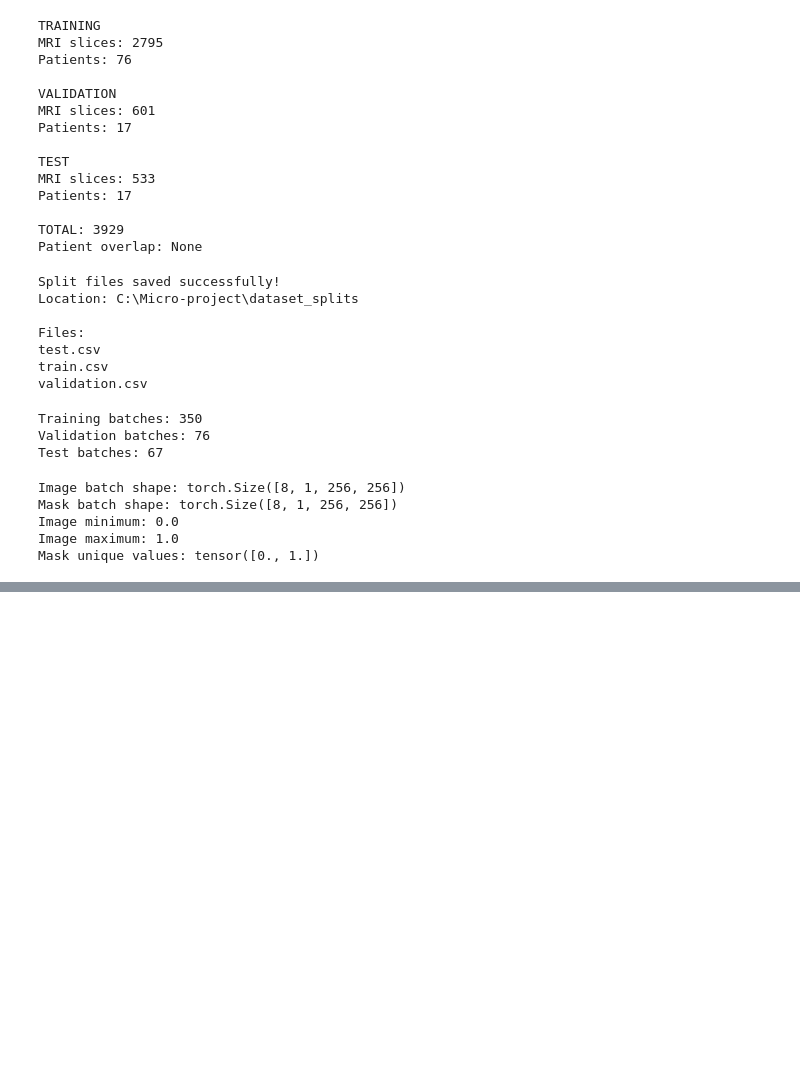
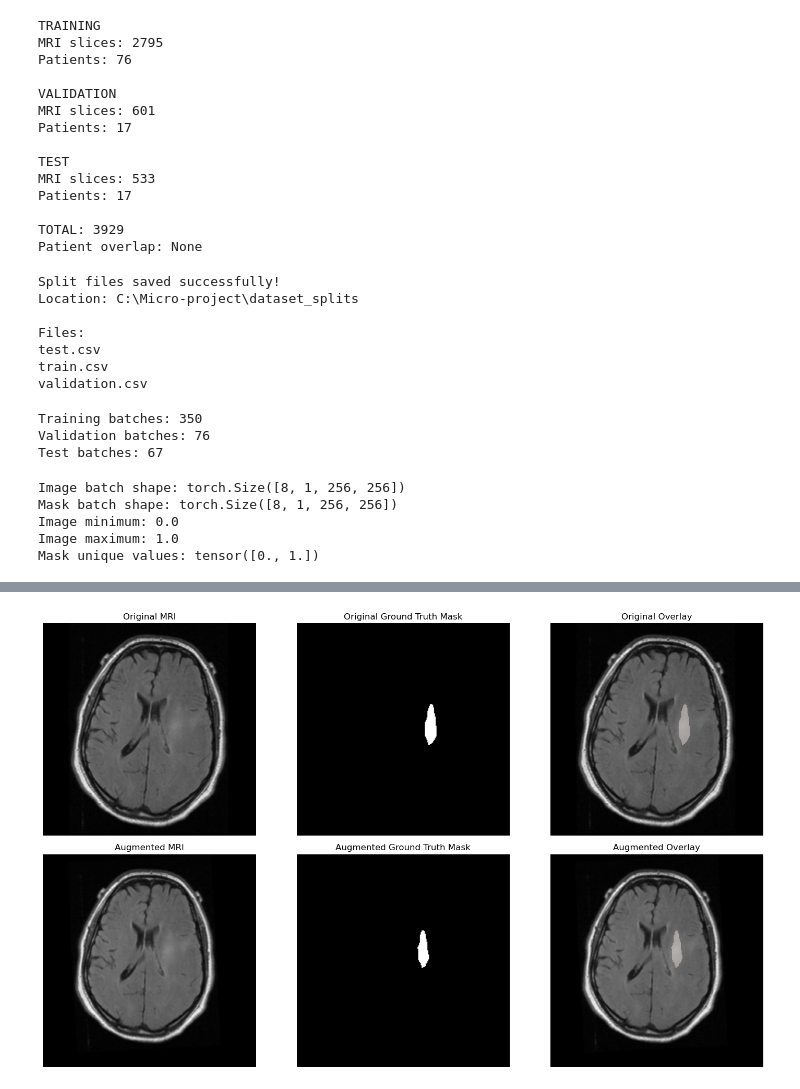
Before and after one commit to Ayush042004/Micro, a Jupyter notebook: project.ipynb, the cells around one changed output, grey strips where cells are left out. Saved outputs shown, nothing was run; the diff lists cells and outputs as text; code cells hidden in the pictures; blank space fills up the shorter version.

```diff
--- a/project.ipynb
+++ b/project.ipynb
@@ -631,0 +784,77 @@ plt.show()
+# %%
+# Find a tumor-positive training sample
+sample_idx = None
+
+for idx in range(len(train_df)):
+    sample_mask = preprocess_mask(
+        train_df.iloc[idx]["mask_path"]
+    )
+
+    if np.any(sample_mask > 0):
+        sample_idx = idx
+        break
+
+if sample_idx is None:
+    raise ValueError("No tumor-positive training sample found.")
+
+# Load original image and mask
+row = train_df.iloc[sample_idx]
+
+original_image = preprocess_image(row["image_path"])
+original_mask = preprocess_mask(row["mask_path"])
+
+# Generate augmented sample
+aug_image, aug_mask = augment_pair(
+    original_image.copy(),
+    original_mask.copy()
+)
+
+# Visual comparison
+fig, axes = plt.subplots(2, 3, figsize=(15, 9))
+
+# Original MRI
+axes[0, 0].imshow(original_image, cmap="gray")
+axes[0, 0].set_title("Original MRI")
+
+# Original mask
+axes[0, 1].imshow(original_mask, cmap="gray")
+axes[0, 1].set_title("Original Ground Truth Mask")
+
+# Original overlay
+axes[0, 2].imshow(original_image, cmap="gray")
+axes[0, 2].imshow(
+    np.ma.masked_where(original_mask == 0, original_mask),
+    cmap="Reds",
+    alpha=0.4
+)
+axes[0, 2].set_title("Original Overlay")
+
+# Augmented MRI
+axes[1, 0].imshow(aug_image, cmap="gray")
+axes[1, 0].set_title("Augmented MRI")
+
+# Augmented mask
+axes[1, 1].imshow(aug_mask, cmap="gray")
+axes[1, 1].set_title("Augmented Ground Truth Mask")
+
+# Augmented overlay
+axes[1, 2].imshow(aug_image, cmap="gray")
+axes[1, 2].imshow(
+    np.ma.masked_where(aug_mask == 0, aug_mask),
+    cmap="Reds",
+    alpha=0.4
+)
+axes[1, 2].set_title("Augmented Overlay")
+
+for ax in axes.flat:
+    ax.axis("off")
+
+plt.tight_layout()
+plt.show()
+
+print("Original mask values:", np.unique(original_mask))
+print("Augmented mask values:", np.unique(aug_mask))
+print("Original tumor pixels:", int(original_mask.sum()))
+print("Augmented tumor pixels:", int(aug_mask.sum()))
+# %% [output]
+[figure, added]
```
Also changed, not shown: parts of 57 cells of this notebook, 1 other file.
